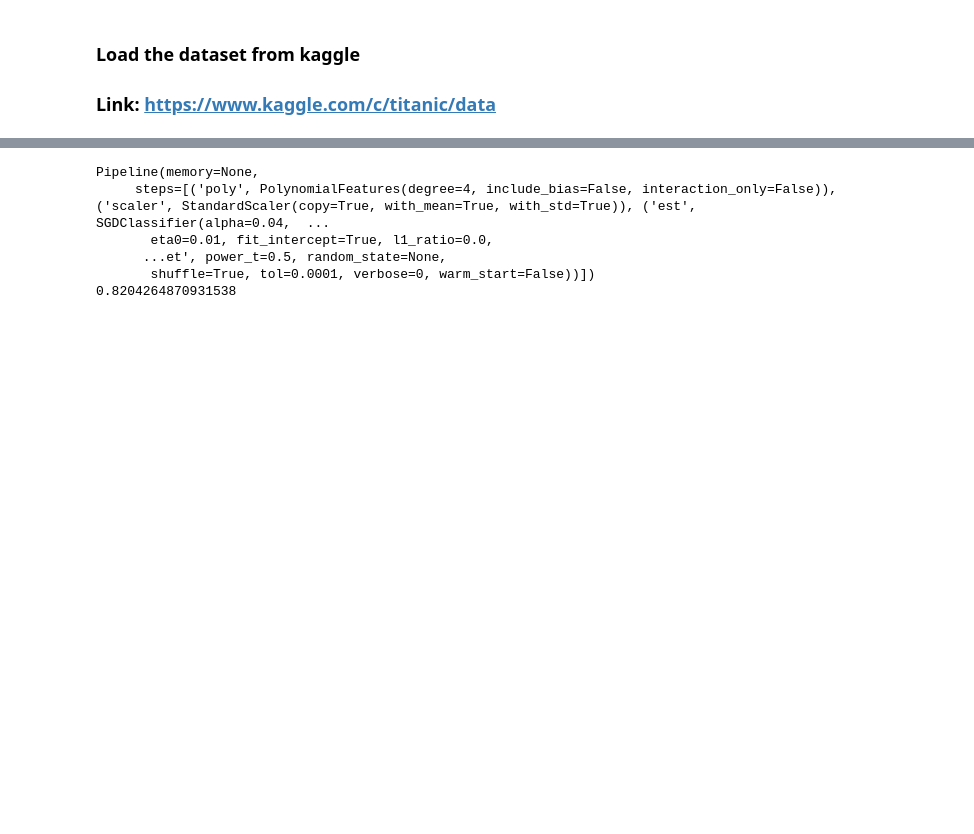
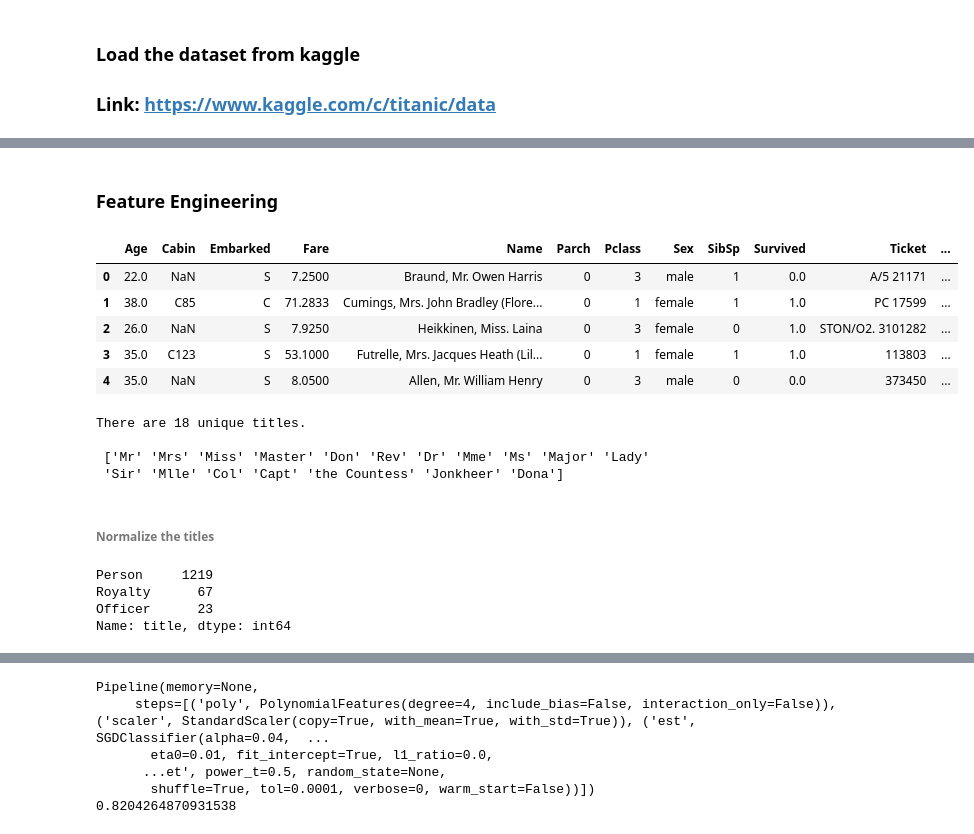
Before and after one commit to gaurav952/machine-learning, a Jupyter notebook: kaggle_titanic.ipynb, the cells around one changed output, grey strips where cells are left out. Cells and saved outputs as stored; diff of their text form; code cells hidden in the pictures; blank space fills up the shorter version.

Commit message:
Used more of feature engineering enhancing new features like family and exploring name column with Random Forest Classifier

```diff
--- a/kaggle_titanic.ipynb
+++ b/kaggle_titanic.ipynb
@@ -202,25 +18,0 @@ dtype: int64
-# %%
-%%time
-pipe = pipeline.Pipeline([
-    ("poly", preprocessing.PolynomialFeatures(degree=2, include_bias=False)),
-    ("scaler", preprocessing.StandardScaler()),
-    ("est", linear_model.SGDClassifier(loss="log",
-                                       penalty = "elasticnet",
-                                       learning_rate = "invscaling",
-                                       eta0 = 0.01,
-                                       max_iter = 2000,
-                                       tol = 1e-4
-                                      ))
-])
-
-
-pipe.fit(df_train,y)
-
-
-y_test_prob = pipe.predict_proba(df_test)
-y_train_pred = pipe.predict(df_train)
-y_test_pred = pipe.predict(df_test)
-
-#plot_confusion_matrix(metrics.confusion_matrix(y, y_train_pred))
-
-print("training r2:", metrics.r2_score(y, y_train_pred))
@@ -230,14 +18,0 @@ Wall time: 109 ms
-# %%
-%%time
-
-param_grid = {
-    "poly__degree": np.linspace(1,4,3,dtype="int32"),
-    "est__l1_ratio": np.linspace(0, 1, 10),
-    "est__alpha": np.linspace(0.04, 0.09, 10)
-}
-
-gsearch = model_selection.GridSearchCV(cv=5,
-                                       estimator=pipe,
-                                       n_jobs=4,
-                                       param_grid=param_grid)
-gsearch.fit(df_train, y)
@@ -245,0 +19,2 @@ Wall time: 1min 29s
+# %%
+titanic = df_train.append(df_test, ignore_index=True)
@@ -245,0 +61,25 @@ Wall time: 1min 29s
+# %% [markdown]
+### Feature Engineering
+# %%
+#adding newfeature
+titanic['title'] = titanic.Name.apply(lambda name: name.split(',')[1].split('.')[0].strip())
+titanic.head()
+# %% [output]
+|  | Age | Cabin | Embarked | Fare | Name | Parch | Pclass | Sex | SibSp | Survived | Ticket | ... |
+| 0 | 22.0 | NaN | S | 7.2500 | Braund, Mr. Owen Harris | 0 | 3 | male | 1 | 0.0 | A/5 21171 | ... |
+| 1 | 38.0 | C85 | C | 71.2833 | Cumings, Mrs. John Bradley (Flore... | 0 | 1 | female | 1 | 1.0 | PC 17599 | ... |
+| 2 | 26.0 | NaN | S | 7.9250 | Heikkinen, Miss. Laina | 0 | 3 | female | 0 | 1.0 | STON/O2. 3101282 | ... |
+| 3 | 35.0 | C123 | S | 53.1000 | Futrelle, Mrs. Jacques Heath (Lil... | 0 | 1 | female | 1 | 1.0 | 113803 | ... |
+| 4 | 35.0 | NaN | S | 8.0500 | Allen, Mr. William Henry | 0 | 3 | male | 0 | 0.0 | 373450 | ... |
+# %%
+#no. of unique titles
+print("There are " +str(titanic.title.nunique())+" unique titles.")
+# show unique titles
+print("\n", titanic.title.unique())
+# %% [output]
+There are 18 unique titles.
+
+ ['Mr' 'Mrs' 'Miss' 'Master' 'Don' 'Rev' 'Dr' 'Mme' 'Ms' 'Major' 'Lady'
+ 'Sir' 'Mlle' 'Col' 'Capt' 'the Countess' 'Jonkheer' 'Dona']
+# %% [markdown]
+###### Normalize the titles
@@ -245,0 +107,8 @@ Wall time: 1min 29s
+# %%
+titanic.title = titanic.title.map(normalized_titles)
+print(titanic.title.value_counts())
+# %% [output]
+Person     1219
+Royalty      67
+Officer      23
+Name: title, dtype: int64
```
Also changed, not shown: parts of 73 cells of this notebook.
